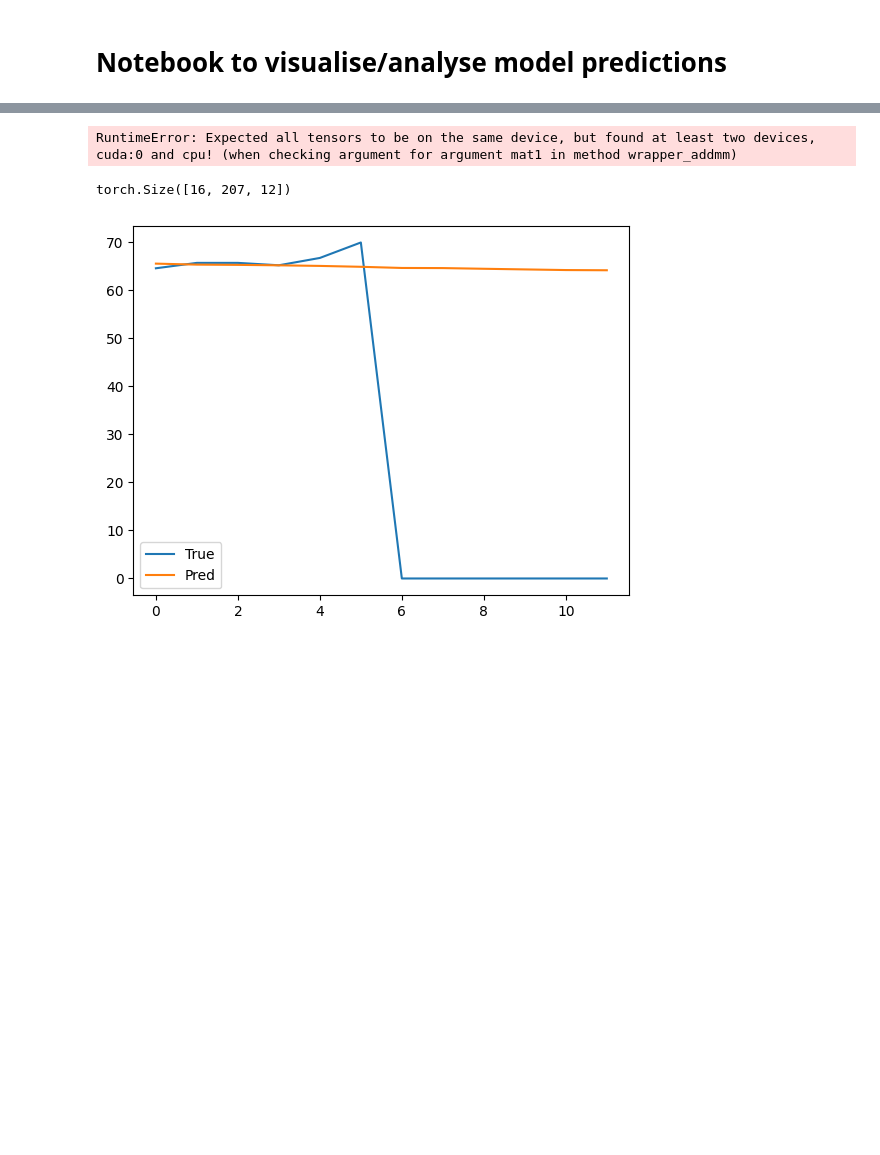
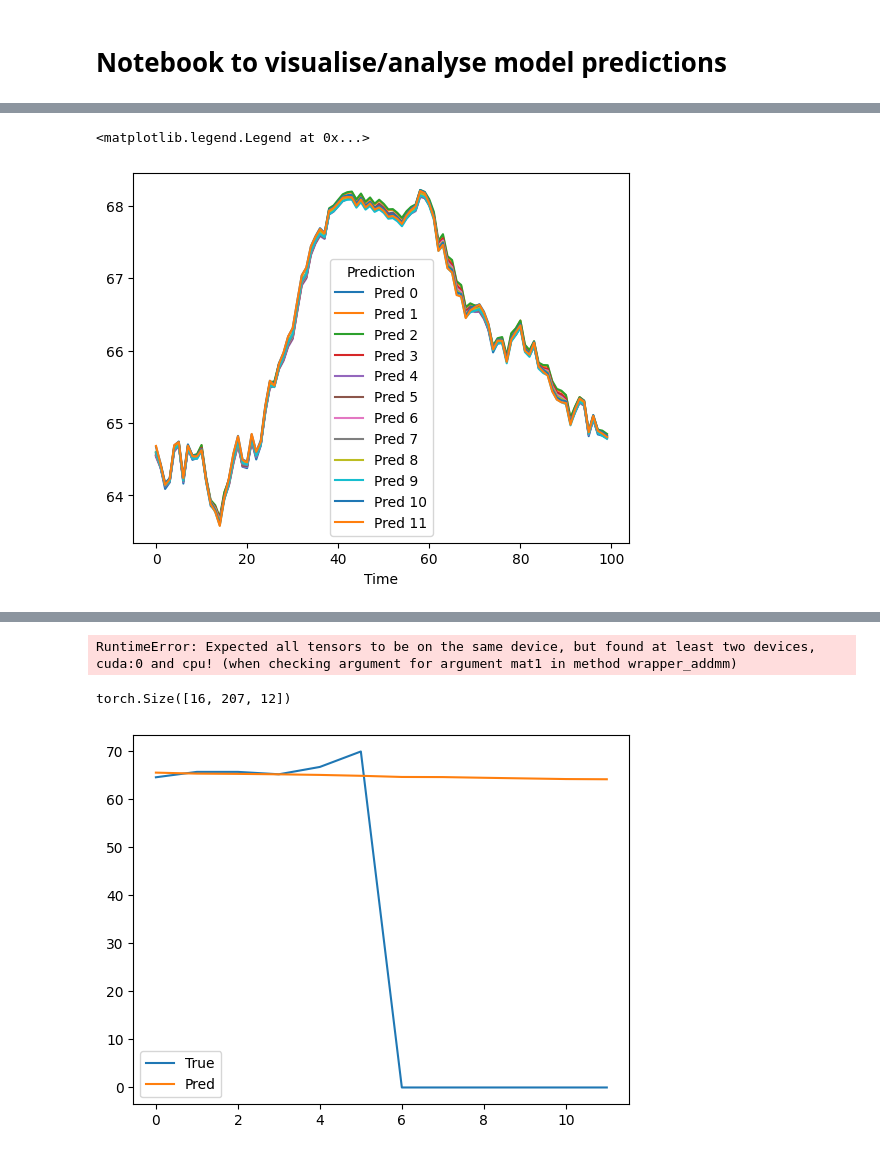
Before and after one commit to Mu-Bilal/Temporal-Graph-MLP-Mixer, a Jupyter notebook: src/TGMM-1/dev/inference_test.ipynb, the cells around one changed output, grey strips where cells are left out. Cells and saved outputs as stored; diff of their text form; code cells hidden in the pictures; blank space fills up the shorter version.

```diff
--- a/src/TGMM-1/dev/inference_test.ipynb
+++ b/src/TGMM-1/dev/inference_test.ipynb
@@ -48,0 +3,11 @@ batch = next(iter(val_loader))
+# %%
+import sys
+import os
+from matplotlib import pyplot as plt
+from tqdm import tqdm
+import torch
+sys.path.append(os.path.dirname(os.path.abspath('.')))
+
+from dev.utils import load_wandb_model
+
+model, cfg, train_loader, val_loader, test_loader, topo_data, metadata = load_wandb_model('5tcmz363', name='last.ckpt', device='cuda')
@@ -48,0 +73,8 @@ batch = next(iter(val_loader))
+# %%
+total_steps = 100
+plt.plot(all_preds[:total_steps, 0, :].detach().numpy(), label=[f'Pred {i}' for i in range(all_preds.shape[2])])
+plt.xlabel('Time')
+plt.legend(title='Prediction')
+# %% [output]
+<matplotlib.legend.Legend at 0x...>
+[figure, added]
```
Also changed, not shown: parts of 8 cells of this notebook, 2 other files.
